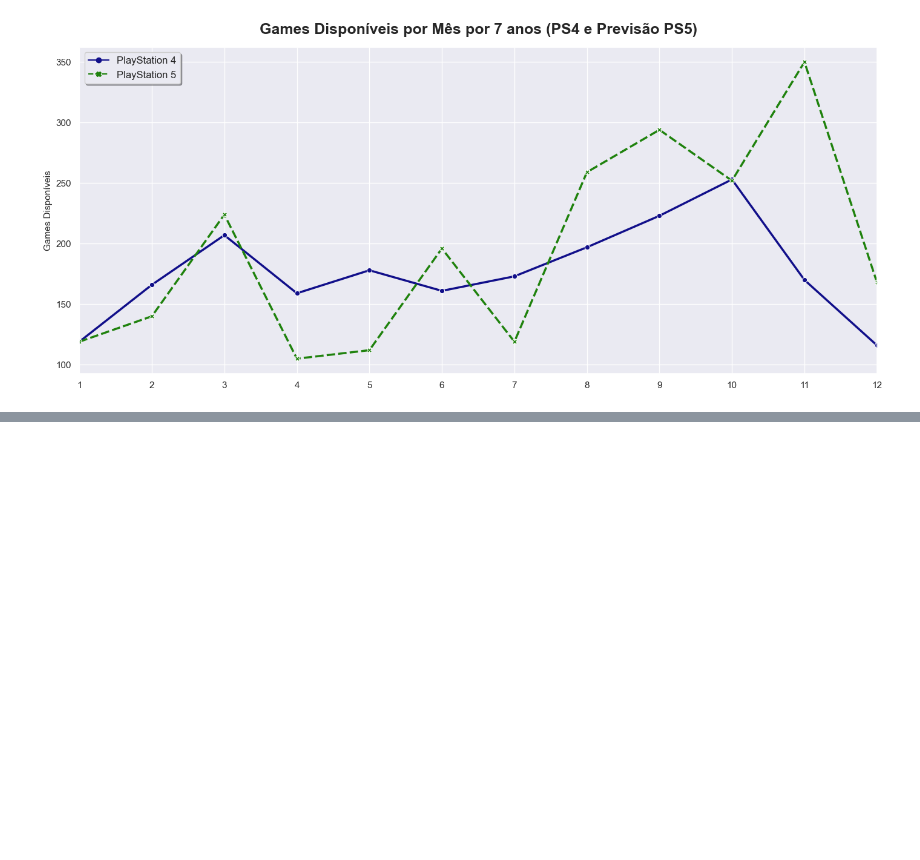
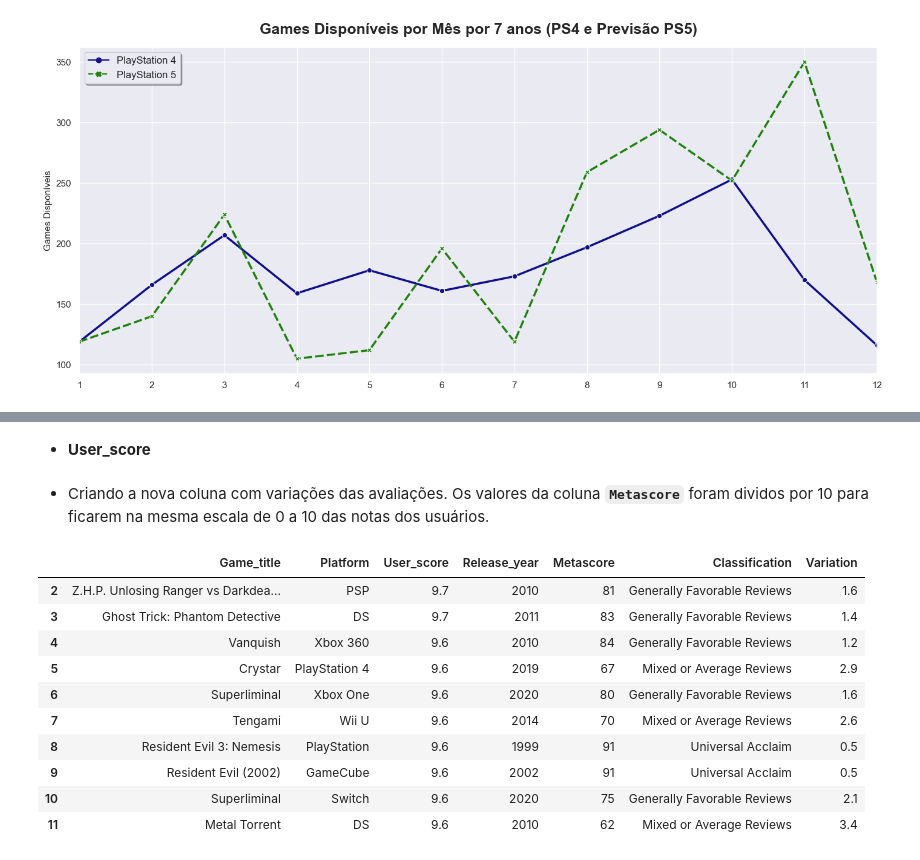
Before and after one commit to JoSEPHDev2022/Metacritc_Scores_Video_Games, a Jupyter notebook: analise_descritiva.ipynb, the cells around one changed output, grey strips where cells are left out. Cells and saved outputs as stored; diff of their text form; code cells hidden in the pictures; blank space fills up the shorter version.

```diff
--- a/analise_descritiva.ipynb
+++ b/analise_descritiva.ipynb
@@ -1117,0 +1213,40 @@ plt.show()
+# %% [markdown]
+- **User_score**
+# %%
+# Coletando os 10 registros com notas mais altas dos usuários:
+user_top_10 = (data_clean.loc[:, ['Game_title', 'Platform', 'User_score',
+                                  'Release_year', 'Metascore', 'Classification']]
+               .sort_values('User_score', ascending=False)
+               .head(10)
+               .reset_index()
+               .drop('index', axis=1))
+# %% [markdown]
+- Criando a nova coluna com variações das avaliações. Os valores da coluna **`Metascore`** foram dividos por 10 para ficarem na mesma escala de 0 a 10 das notas dos usuários.
+# %%
+# Criando nova variável de variação dos dados:
+user_top_10['Variation'] = (user_top_10['User_score'] - (user_top_10['Metascore']/10)).abs()
+
+# Redefinindo index para iniciar por 1 em vez de 0:
+user_top_10.index += 1
+
+# Mostrando dados finais:
+(user_top_10
+ .style
+ .highlight_max(subset='User_score', color='#39fc03')
+ .highlight_max(subset='Variation', color='#a82620')
+ .highlight_min(subset='User_score', color='#a82620')
+ .highlight_min(subset='Variation', color='#39fc03')
+ .format('{:.1f}', subset='User_score')
+ .format('{:.1f}', subset='Variation'))
+# %% [output]
+|  | Game_title | Platform | User_score | Release_year | Metascore | Classification | Variation |
+| 2 | Z.H.P. Unlosing Ranger vs Darkdea... | PSP | 9.7 | 2010 | 81 | Generally Favorable Reviews | 1.6 |
+| 3 | Ghost Trick: Phantom Detective | DS | 9.7 | 2011 | 83 | Generally Favorable Reviews | 1.4 |
+| 4 | Vanquish | Xbox 360 | 9.6 | 2010 | 84 | Generally Favorable Reviews | 1.2 |
+| 5 | Crystar | PlayStation 4 | 9.6 | 2019 | 67 | Mixed or Average Reviews | 2.9 |
+| 6 | Superliminal | Xbox One | 9.6 | 2020 | 80 | Generally Favorable Reviews | 1.6 |
+| 7 | Tengami | Wii U | 9.6 | 2014 | 70 | Mixed or Average Reviews | 2.6 |
+| 8 | Resident Evil 3: Nemesis | PlayStation | 9.6 | 1999 | 91 | Universal Acclaim | 0.5 |
+| 9 | Resident Evil (2002) | GameCube | 9.6 | 2002 | 91 | Universal Acclaim | 0.5 |
+| 10 | Superliminal | Switch | 9.6 | 2020 | 75 | Generally Favorable Reviews | 2.1 |
+| 11 | Metal Torrent | DS | 9.6 | 2010 | 62 | Mixed or Average Reviews | 3.4 |
```
Also changed, not shown: parts of 27 cells of this notebook.
